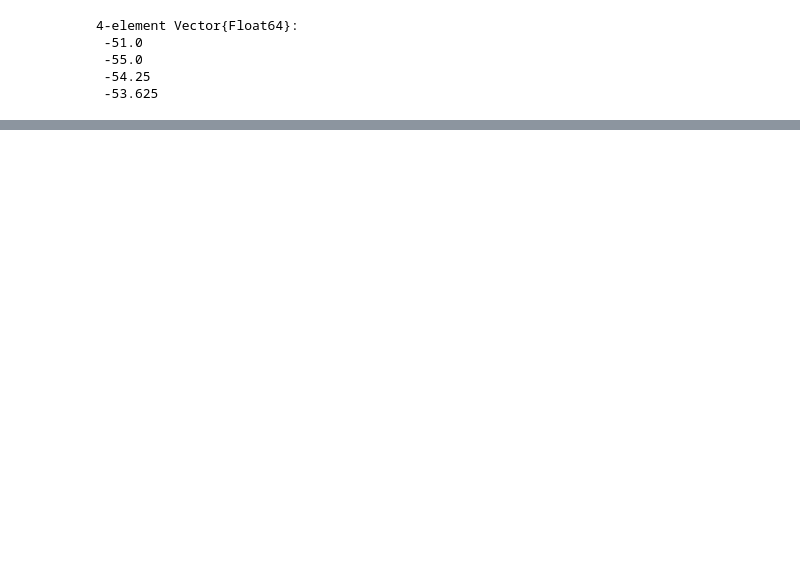
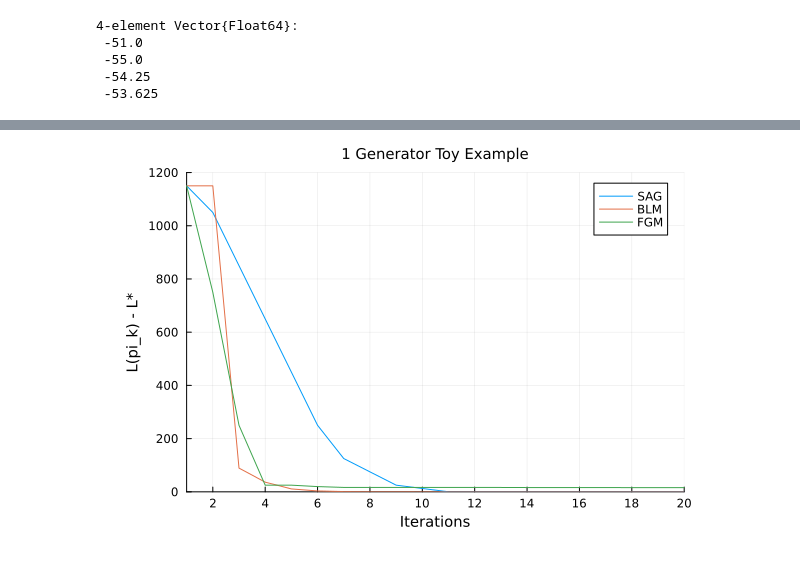
Before and after one commit to SofianeTanji/ConvexHullPricing.jl, a Jupyter notebook: notebooks/Checkup.ipynb, the cells around one changed output, grey strips where cells are left out. Drawn from its saved outputs; the diff is of its cells as text; code cells hidden in the pictures; blank space fills up the shorter version.

```diff
--- a/notebooks/Checkup.ipynb
+++ b/notebooks/Checkup.ipynb
@@ -55,0 +96,20 @@ plot!(BLM, label = "BLM")
+# %%
+plot(
+    title = "1 Generator Toy Example",
+    xlabel = "Iterations",
+    ylabel = "L(pi_k) - L*",
+    xlims=(1,20),
+    ylims=(0,1200),
+    xticks=0:2:20,
+    xscale=:identity,
+    titlefontsize=10,
+    labelfontsize=10,
+    size=(600,400),
+    bottom_margin = 15px,
+    left_margin = 30px
+)
+plot!(mon(350 .- SAG), label = "SAG")
+plot!(mon(350 .- BLM), label = "BLM")
+plot!(mon(350 .- FGM), label = "FGM")
+# %% [output]
+[figure, added]
```
Also changed, not shown: parts of 7 cells of this notebook, 1 other file.
